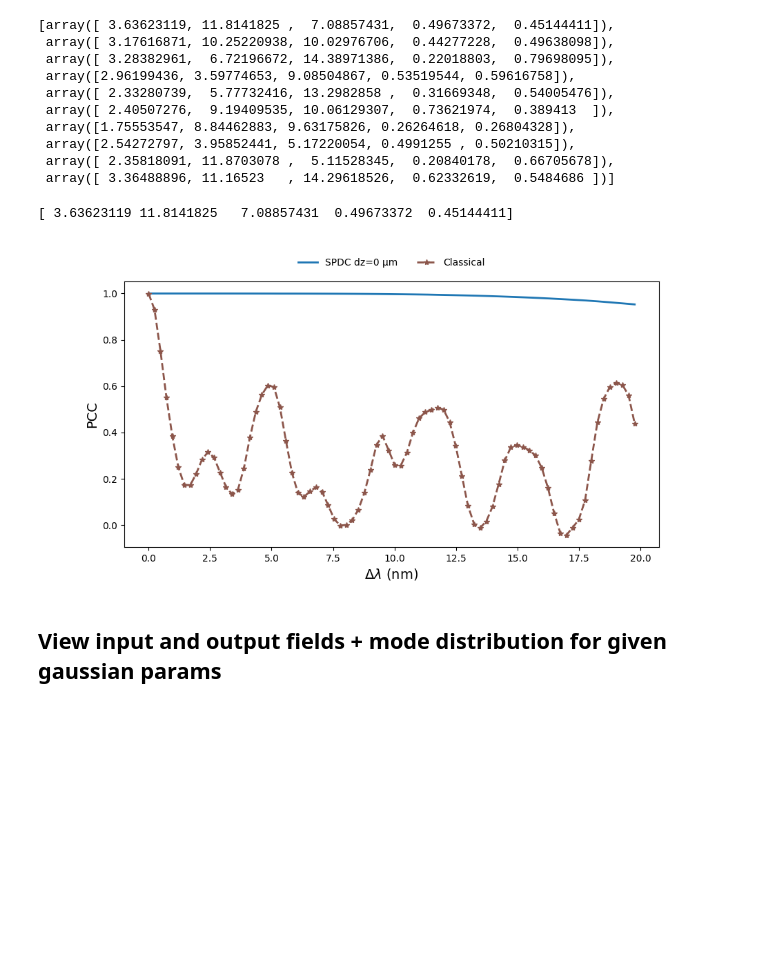
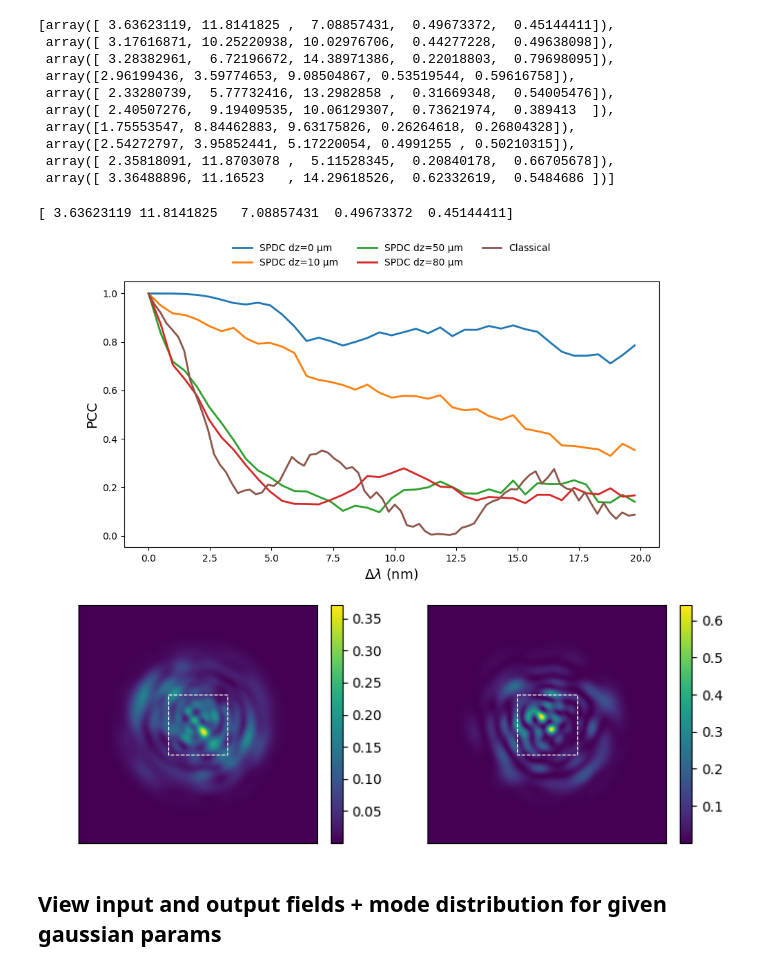
Before and after one commit to rubiaek/qdc2, a Jupyter notebook: qdc/mmf/generate_results.ipynb, the cells around one changed output. Cells and saved outputs as stored; diff of their text form; code cells hidden in the pictures; blank space fills up the shorter version.

```diff
--- a/qdc/mmf/generate_results.ipynb
+++ b/qdc/mmf/generate_results.ipynb
@@ -16,20 +16,20 @@ DATA_DIR = os.path.join(os.path.abspath(os.path.curdir), 'data')
 The autoreload extension is already loaded. To reload it, use:
   %reload_ext autoreload
 # %%
-is_step_index = True
-fiber_L = 0.1e6  if is_step_index else 1e6 # um
+is_step_index = False
+fiber_L = 0.1e6  if is_step_index else 2e6 # um
 N_wl = 81
-N_classical = 1
-N_SPDC = 1
+N_classical = 100
+N_SPDC = 100
 wl0 = 0.810
-Dwl = 0.020 if is_step_index else 0.080
+Dwl = 0.020 if is_step_index else 0.020
 NA_ref = 0.2
-# dzs = [0, 10, 50, 200, 1000]
-dzs = [0]
-free_mode_matrix = False
+dzs = [0, 10, 50, 200, 1000] if is_step_index else [0, 10, 50, 80]
+# dzs = [0]
+free_mode_matrix = True
 autosolve = not free_mode_matrix
 
-npoints = 2**7
+npoints = 2**8
 n_pixels_diameter = 2*npoints//5 if is_step_index else npoints//4
 s = ManyWavelengthFiber(wl0=wl0, Dwl=Dwl, N_wl=N_wl, fiber_L=fiber_L, rng_seed=5555, is_step_index=is_step_index,
                         npoints=npoints, NA_ref=NA_ref, autosolve=autosolve)
@@ -44,8 +44,8 @@ res = exp.run_PCCs_different_dz(dzs=dzs, N_classical=N_classical, N_SPDC=N_SPDC)
 # res.show_incoherent_sum()
 
 f_type = 'SI' if is_step_index else 'GRIN'
-saveto_path = rf'{DATA_DIR}\\{tnow()}_{f_type}_{round(fiber_L*1e-6, 2)}m.npz'
-# res.saveto(saveto_path)
+saveto_path = rf'{DATA_DIR}\\{tnow()}_{f_type}_{round(fiber_L*1e-6, 2)}m_N=100.npz'
+res.saveto(saveto_path)
 # %% [output]
 Getting 81 fibers...
 Got fibers!
@@ -67,16 +74,17 @@ res.metadata["g_params_list"]
 # %%
 iter_no = None
 dz = 0
 print(res.metadata["g_params_list"][iter_no or 0])
 res.show(title='', iter_no=iter_no, show0=False)
 # for i in range(5):
     # res.show_incoherent_sum(iter_no=i, dz=dz)
     # res.show(title='', iter_no=i, show0=False)
 
-# res.show_incoherent_sum(iter_no=iter_no, dz=dz)
+res.show_incoherent_sum(iter_no=iter_no, dz=dz)
 # %% [output]
 [ 3.63623119 11.8141825   7.08857431  0.49673372  0.45144411]
-[figure, old version]
+[figure, new version]
+[figure, added]
 # %% [markdown]
 ## View input and output fields + mode distribution for given gaussian params
 # %%
```
Also changed, not shown: parts of 8 cells of this notebook.
